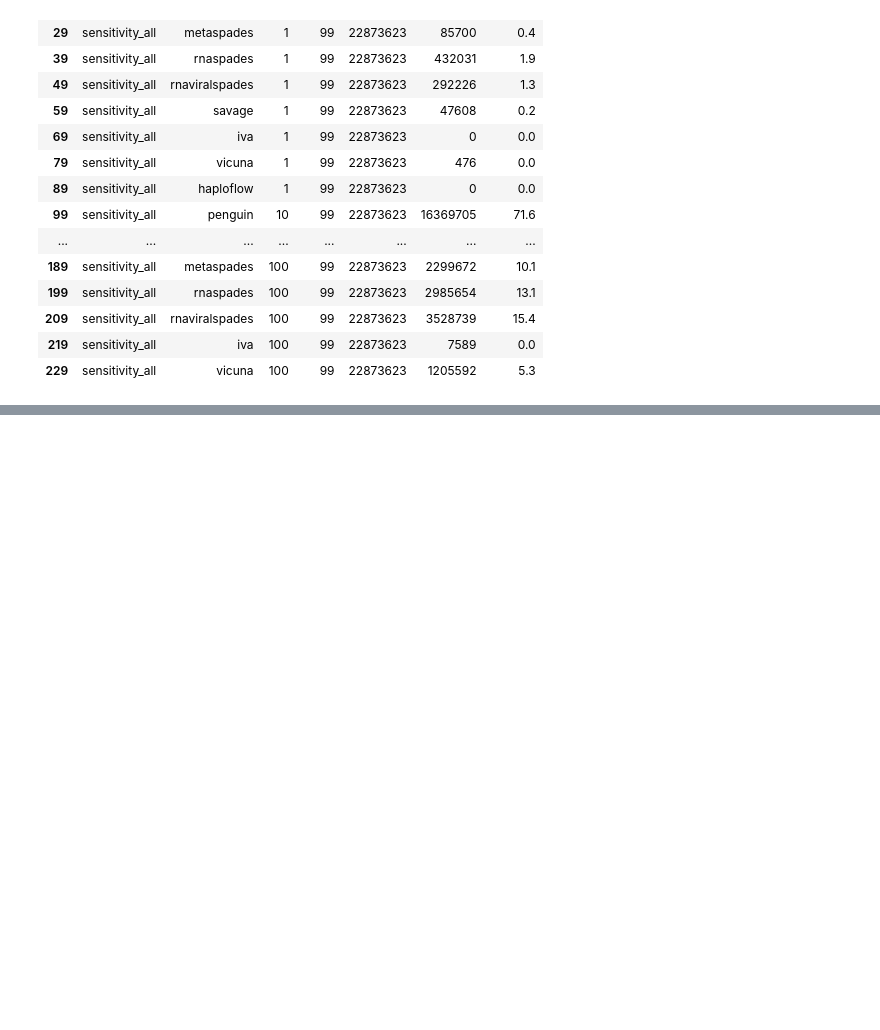
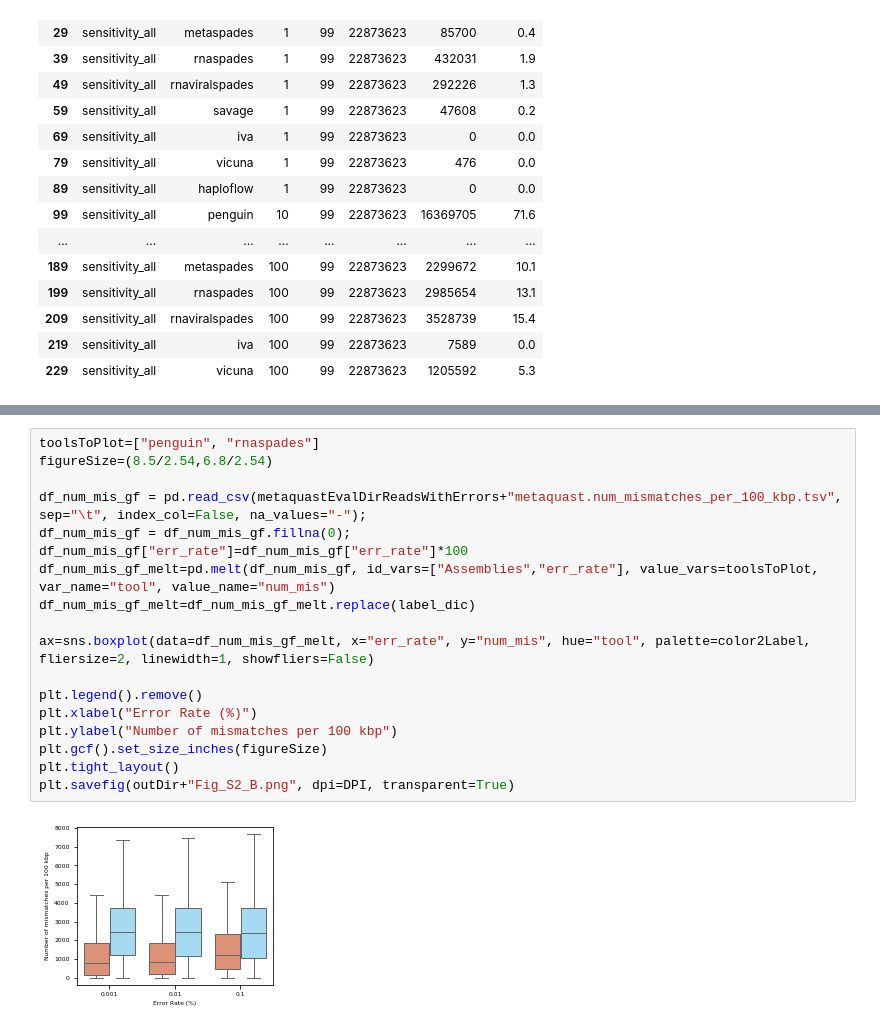
Before and after one commit to AnnSeidel/penguin-analysis, a Jupyter notebook: notebooks/HIV-mixtures.ipynb, the cells around one changed output, grey strips where cells are left out. Cells and saved outputs as stored; diff of their text form; blank space fills up the shorter version.

```diff
--- a/notebooks/HIV-mixtures.ipynb
+++ b/notebooks/HIV-mixtures.ipynb
@@ -308,0 +335,20 @@ df_sensitivity_all[df_sensitivity_all["seqid"]==99]
+# %%
+toolsToPlot=["penguin", "rnaspades"]
+figureSize=(8.5/2.54,6.8/2.54)
+
+df_num_mis_gf = pd.read_csv(metaquastEvalDirReadsWithErrors+"metaquast.num_mismatches_per_100_kbp.tsv", sep="\t", index_col=False, na_values="-");
+df_num_mis_gf = df_num_mis_gf.fillna(0);
+df_num_mis_gf["err_rate"]=df_num_mis_gf["err_rate"]*100
+df_num_mis_gf_melt=pd.melt(df_num_mis_gf, id_vars=["Assemblies","err_rate"], value_vars=toolsToPlot, var_name="tool", value_name="num_mis")
+df_num_mis_gf_melt=df_num_mis_gf_melt.replace(label_dic)
+
+ax=sns.boxplot(data=df_num_mis_gf_melt, x="err_rate", y="num_mis", hue="tool", palette=color2Label, fliersize=2, linewidth=1, showfliers=False)
+
+plt.legend().remove()
+plt.xlabel("Error Rate (%)")
+plt.ylabel("Number of mismatches per 100 kbp")
+plt.gcf().set_size_inches(figureSize)
+plt.tight_layout()
+plt.savefig(outDir+"Fig_S2_B.png", dpi=DPI, transparent=True)
+# %% [output]
+[figure, added]
```
Also changed, not shown: parts of 4 cells of this notebook, 4 other files.
